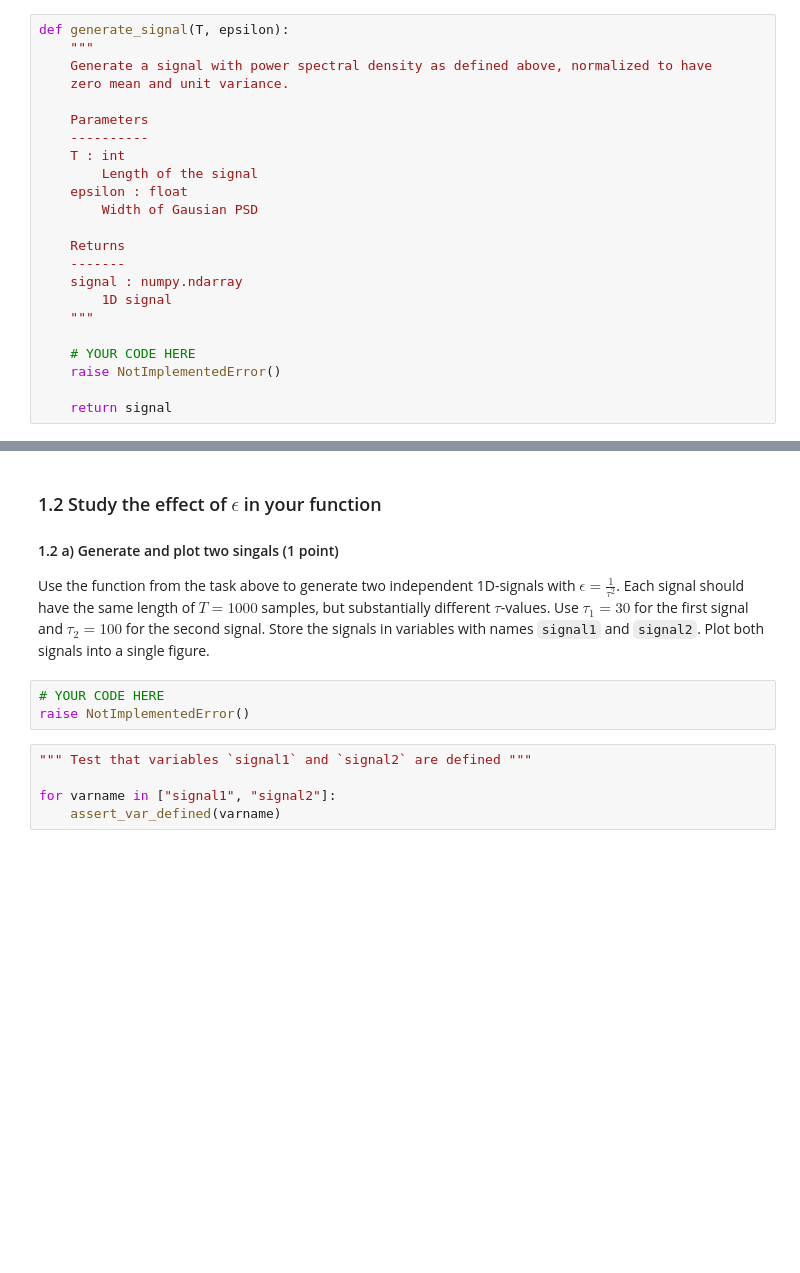
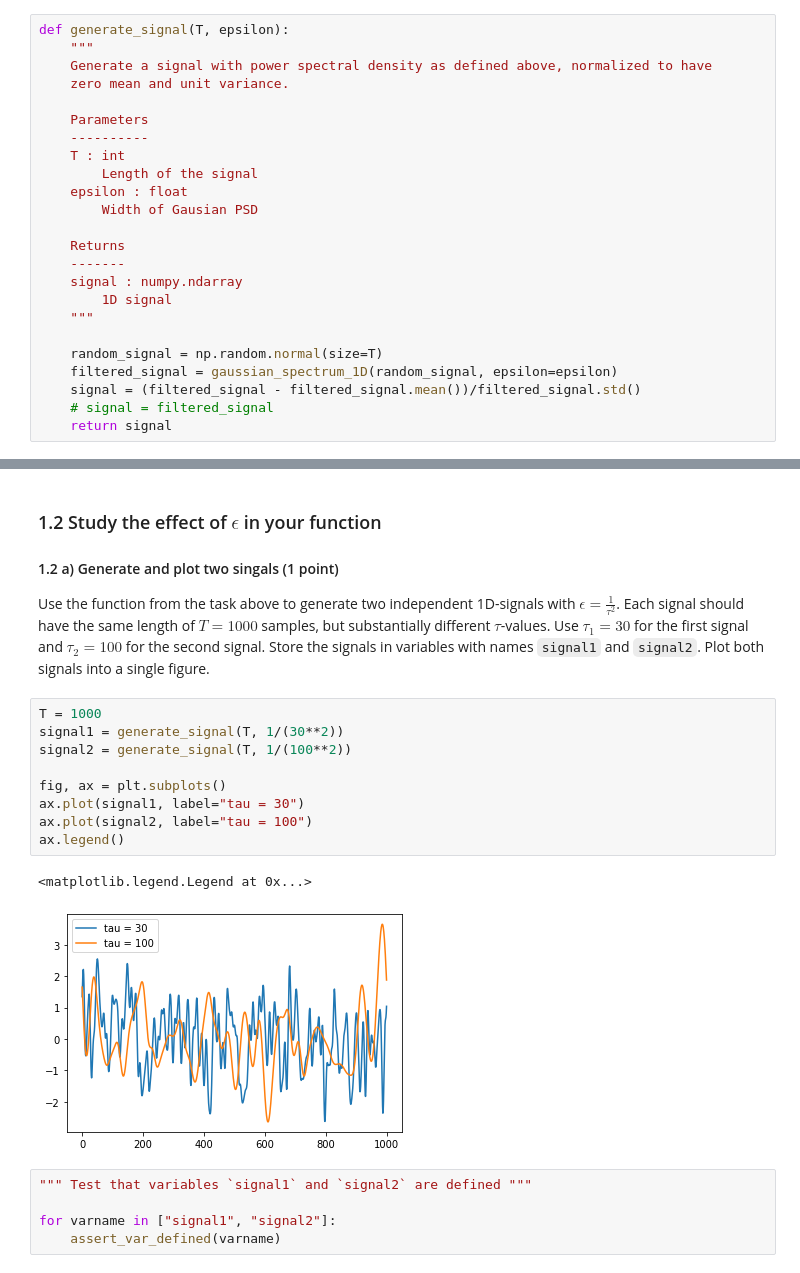
Before and after one commit to Erfan7bt/MHBF, a Jupyter notebook: 2-sfa/sfa.ipynb, the cells around one changed output, grey strips where cells are left out. Cells and saved outputs as stored; diff of their text form; blank space fills up the shorter version.

```diff
--- a/2-sfa/sfa.ipynb
+++ b/2-sfa/sfa.ipynb
@@ -101,9 +101,10 @@ def generate_signal(T, epsilon):
         1D signal
     """
 
-    # YOUR CODE HERE
-    raise NotImplementedError()
-
+    random_signal = np.random.normal(size=T)
+    filtered_signal = gaussian_spectrum_1D(random_signal, epsilon=epsilon)
+    signal = (filtered_signal - filtered_signal.mean())/filtered_signal.std()
+    # signal = filtered_signal
     return signal
 # %%
 """ Test that function `generate_signal` is defined """
@@ -114,9 +115,18 @@ assert_var_defined("generate_signal", func=True)
 
 #### 1.2 a) Generate and plot two singals (1 point)
 Use the function from the task above to generate two independent 1D-signals with $\epsilon = \frac{1}{\tau^2}$. Each signal should have the same length of $T=1000$ samples, but substantially different $\tau$-values. Use $\tau_{1}=30$ for the first signal and $\tau_{2}=100$ for the second signal. Store the signals in variables with names `signal1` and `signal2`. Plot both signals into a single figure.
-# %%
-# YOUR CODE HERE
-raise NotImplementedError()
+# %%
+T = 1000
+signal1 = generate_signal(T, 1/(30**2))
+signal2 = generate_signal(T, 1/(100**2))
+
+fig, ax = plt.subplots()
+ax.plot(signal1, label="tau = 30")
+ax.plot(signal2, label="tau = 100")
+ax.legend()
+# %% [output]
+<matplotlib.legend.Legend at 0x...>
+[figure, added]
 # %%
 """ Test that variables `signal1` and `signal2` are defined """
 
```
Also changed, not shown: parts of 37 cells of this notebook.
